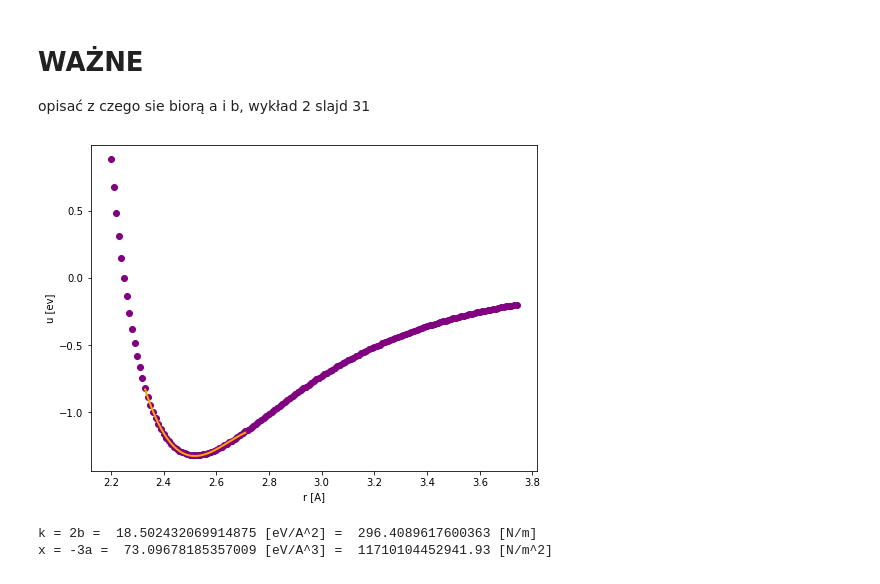
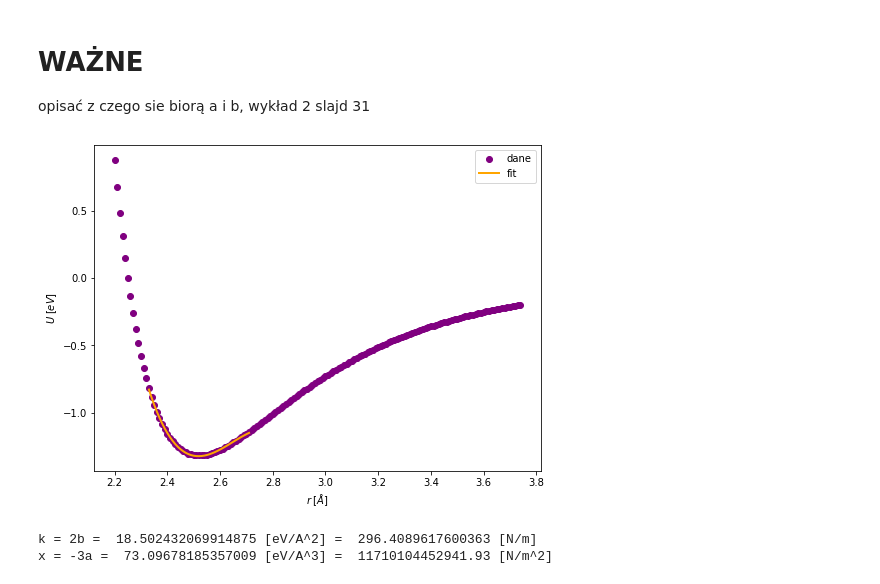
Before and after one commit to ficnawode/WDFCS_projekt_1, a Jupyter notebook: zad1.ipynb, the cells around one changed output. Saved outputs shown, nothing was run; the diff lists cells and outputs as text; code cells hidden in the pictures.

```diff
--- a/zad1.ipynb
+++ b/zad1.ipynb
@@ -67,20 +71,22 @@ opisać z czego sie biorą a i b, wykład 2 slajd 31
 # %%
 plt.figure(figsize=(8,6))
 
 df_short = df[45:200].copy()
-plt.scatter(df_short['r'], df_short['U'], color = 'purple')
-plt.plot(x_fit + r_min, y_fit, color = 'orange', linewidth=2)
+plt.scatter(df_short['r'], df_short['U'], color = 'purple', label='dane')
+plt.plot(x_fit + r_min, y_fit, color = 'orange', linewidth=2, label='fit')
 
-plt.xlabel('r [A]')
-plt.ylabel('u [ev]')
+plt.xlabel(r'$r \; [\AA]$')
+plt.ylabel(r'$U \; [eV]$')
+
+plt.legend()
 
 plt.savefig('out/wyk_U_od_r_fit.jpg', dpi=350)
 plt.show()
 
 
 print('k = 2b = ', 2*fit[1], '[eV/A^2] = ', 2*fit[1]*1.602*1e-19/1e-20, '[N/m]')
 print('x = -3a = ', -3*fit[0], '[eV/A^3] = ', -3*fit[0]*1.602*1e-19/1e-30, '[N/m^2]')
 # %% [output]
-[figure, old version]
+[figure, new version]
 k = 2b =  18.502432069914875 [eV/A^2] =  296.4089617600363 [N/m]
 x = -3a =  73.09678185357009 [eV/A^3] =  11710104452941.93 [N/m^2]
```
Also changed, not shown: parts of 2 cells of this notebook, 5 other files.
